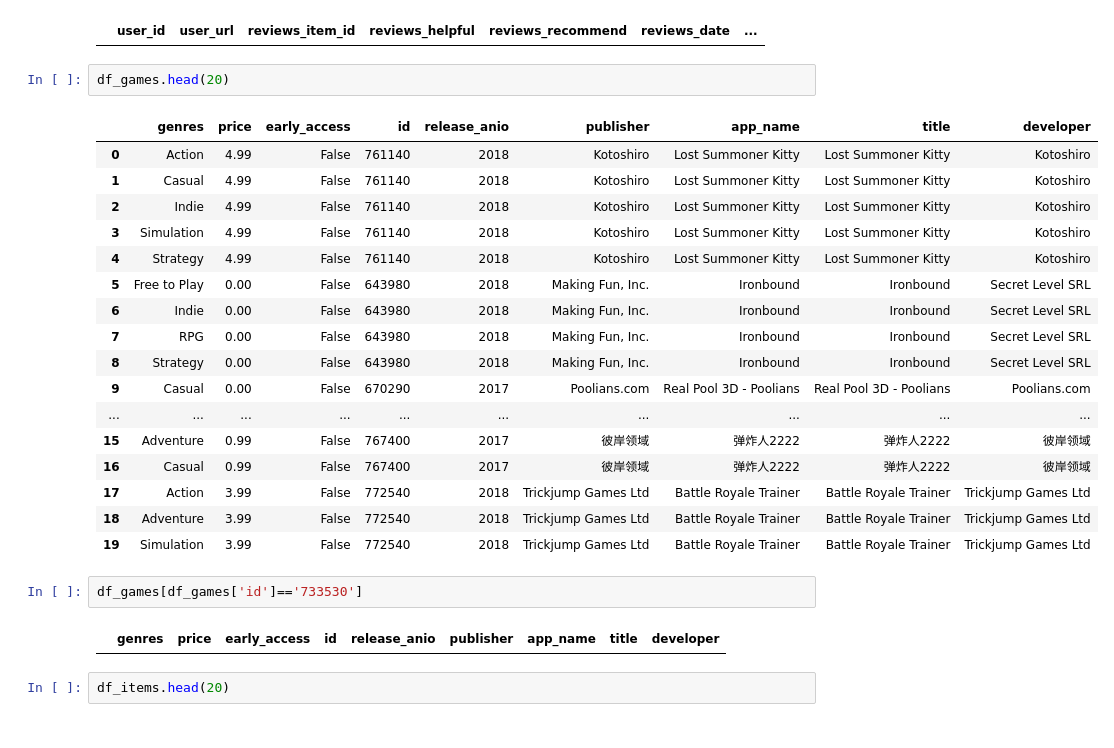
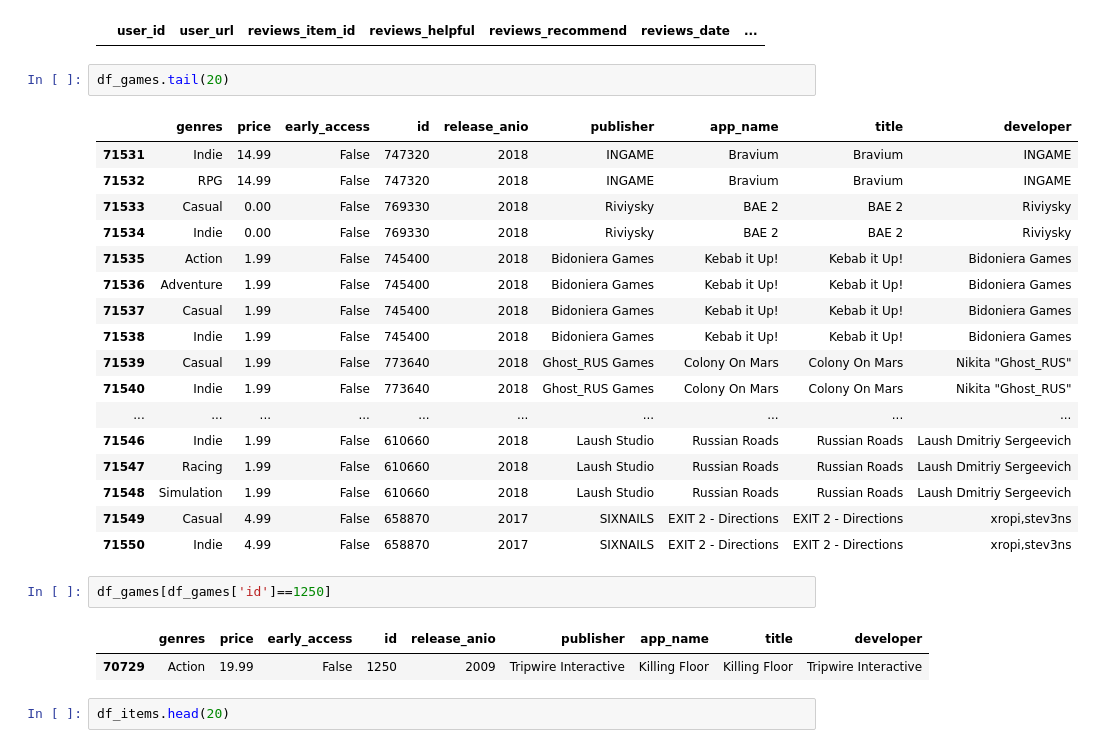
Before and after one commit to IngCarlaPezzone/PI1_MLOps_videojuegos, a Jupyter notebook: 01_ETL_union.ipynb, the cells around one changed output. Saved outputs shown, nothing was run; the diff lists cells and outputs as text.

```diff
--- a/01_ETL_union.ipynb
+++ b/01_ETL_union.ipynb
@@ -33,29 +35,30 @@ df_reviews[df_reviews['reviews_item_id']=='733530']
 # %% [output]
 |  | user_id | user_url | reviews_item_id | reviews_helpful | reviews_recommend | reviews_date | ... |
 # %%
-df_games.head(20)
+df_games.tail(20)
 # %% [output]
 |  | genres | price | early_access | id | release_anio | publisher | app_name | title | developer |
-| 0 | Action | 4.99 | False | 761140 | 2018 | Kotoshiro | Lost Summoner Kitty | Lost Summoner Kitty | Kotoshiro |
-| 1 | Casual | 4.99 | False | 761140 | 2018 | Kotoshiro | Lost Summoner Kitty | Lost Summoner Kitty | Kotoshiro |
-| 2 | Indie | 4.99 | False | 761140 | 2018 | Kotoshiro | Lost Summoner Kitty | Lost Summoner Kitty | Kotoshiro |
-| 3 | Simulation | 4.99 | False | 761140 | 2018 | Kotoshiro | Lost Summoner Kitty | Lost Summoner Kitty | Kotoshiro |
-| 4 | Strategy | 4.99 | False | 761140 | 2018 | Kotoshiro | Lost Summoner Kitty | Lost Summoner Kitty | Kotoshiro |
-| 5 | Free to Play | 0.00 | False | 643980 | 2018 | Making Fun, Inc. | Ironbound | Ironbound | Secret Level SRL |
-| 6 | Indie | 0.00 | False | 643980 | 2018 | Making Fun, Inc. | Ironbound | Ironbound | Secret Level SRL |
-| 7 | RPG | 0.00 | False | 643980 | 2018 | Making Fun, Inc. | Ironbound | Ironbound | Secret Level SRL |
-| 8 | Strategy | 0.00 | False | 643980 | 2018 | Making Fun, Inc. | Ironbound | Ironbound | Secret Level SRL |
-| 9 | Casual | 0.00 | False | 670290 | 2017 | Poolians.com | Real Pool 3D - Poolians | Real Pool 3D - Poolians | Poolians.com |
+| 71531 | Indie | 14.99 | False | 747320 | 2018 | INGAME | Bravium | Bravium | INGAME |
+| 71532 | RPG | 14.99 | False | 747320 | 2018 | INGAME | Bravium | Bravium | INGAME |
+| 71533 | Casual | 0.00 | False | 769330 | 2018 | Riviysky | BAE 2 | BAE 2 | Riviysky |
+| 71534 | Indie | 0.00 | False | 769330 | 2018 | Riviysky | BAE 2 | BAE 2 | Riviysky |
+| 71535 | Action | 1.99 | False | 745400 | 2018 | Bidoniera Games | Kebab it Up! | Kebab it Up! | Bidoniera Games |
+| 71536 | Adventure | 1.99 | False | 745400 | 2018 | Bidoniera Games | Kebab it Up! | Kebab it Up! | Bidoniera Games |
+| 71537 | Casual | 1.99 | False | 745400 | 2018 | Bidoniera Games | Kebab it Up! | Kebab it Up! | Bidoniera Games |
+| 71538 | Indie | 1.99 | False | 745400 | 2018 | Bidoniera Games | Kebab it Up! | Kebab it Up! | Bidoniera Games |
+| 71539 | Casual | 1.99 | False | 773640 | 2018 | Ghost_RUS Games | Colony On Mars | Colony On Mars | Nikita "Ghost_RUS" |
+| 71540 | Indie | 1.99 | False | 773640 | 2018 | Ghost_RUS Games | Colony On Mars | Colony On Mars | Nikita "Ghost_RUS" |
 | ... | ... | ... | ... | ... | ... | ... | ... | ... | ... |
-| 15 | Adventure | 0.99 | False | 767400 | 2017 | 彼岸领域 | 弹炸人2222 | 弹炸人2222 | 彼岸领域 |
-| 16 | Casual | 0.99 | False | 767400 | 2017 | 彼岸领域 | 弹炸人2222 | 弹炸人2222 | 彼岸领域 |
-| 17 | Action | 3.99 | False | 772540 | 2018 | Trickjump Games Ltd | Battle Royale Trainer | Battle Royale Trainer | Trickjump Games Ltd |
-| 18 | Adventure | 3.99 | False | 772540 | 2018 | Trickjump Games Ltd | Battle Royale Trainer | Battle Royale Trainer | Trickjump Games Ltd |
-| 19 | Simulation | 3.99 | False | 772540 | 2018 | Trickjump Games Ltd | Battle Royale Trainer | Battle Royale Trainer | Trickjump Games Ltd |
+| 71546 | Indie | 1.99 | False | 610660 | 2018 | Laush Studio | Russian Roads | Russian Roads | Laush Dmitriy Sergeevich |
+| 71547 | Racing | 1.99 | False | 610660 | 2018 | Laush Studio | Russian Roads | Russian Roads | Laush Dmitriy Sergeevich |
+| 71548 | Simulation | 1.99 | False | 610660 | 2018 | Laush Studio | Russian Roads | Russian Roads | Laush Dmitriy Sergeevich |
+| 71549 | Casual | 4.99 | False | 658870 | 2017 | SIXNAILS | EXIT 2 - Directions | EXIT 2 - Directions | xropi,stev3ns |
+| 71550 | Indie | 4.99 | False | 658870 | 2017 | SIXNAILS | EXIT 2 - Directions | EXIT 2 - Directions | xropi,stev3ns |
 # %%
-df_games[df_games['id']=='733530']
+df_games[df_games['id']==1250]
 # %% [output]
 |  | genres | price | early_access | id | release_anio | publisher | app_name | title | developer |
+| 70729 | Action | 19.99 | False | 1250 | 2009 | Tripwire Interactive | Killing Floor | Killing Floor | Tripwire Interactive |
 # %%
 df_items.head(20)
 # %% [output]
```
Also changed, not shown: parts of 40 cells of this notebook, 1 other file.
